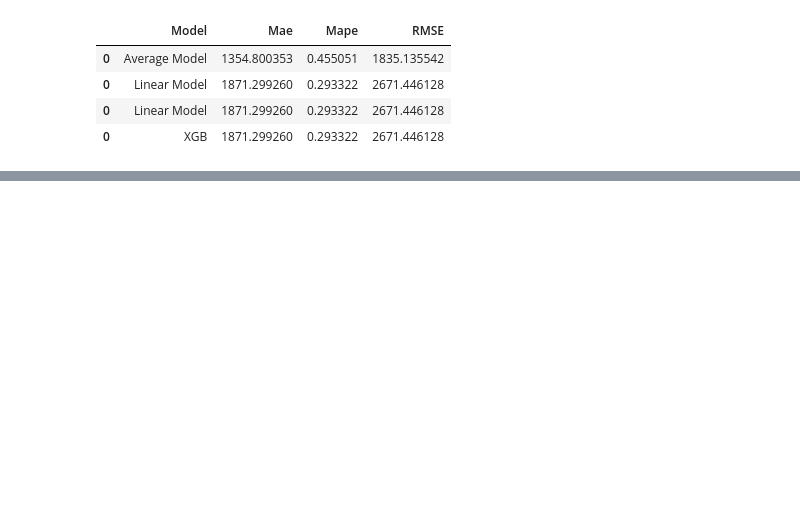
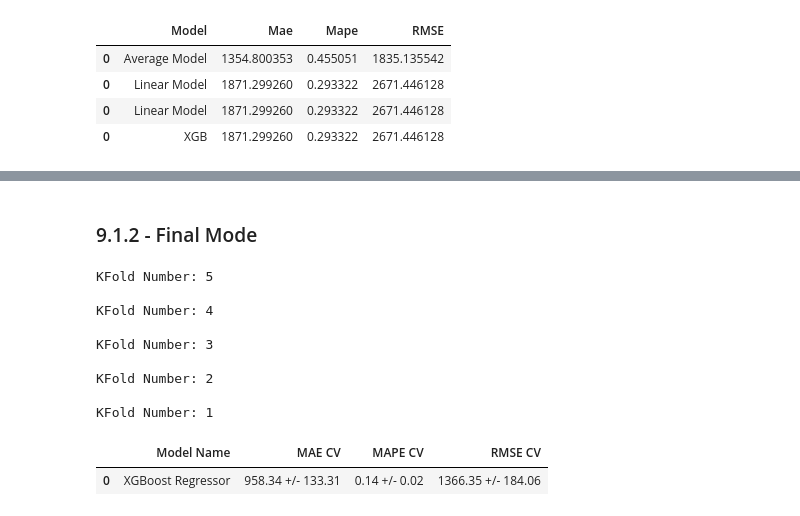
Before and after one commit to CarvalhooNeto/DataScience_Em_Producao, a Jupyter notebook: Store_Sales_Prediction-Copy1.ipynb, the cells around one changed output, grey strips where cells are left out. Saved outputs shown, nothing was run; the diff lists cells and outputs as text; code cells hidden in the pictures; blank space fills up the shorter version.

```diff
--- a/Store_Sales_Prediction-Copy1.ipynb
+++ b/Store_Sales_Prediction-Copy1.ipynb
@@ -1262,0 +1356,40 @@ Apesar do resultado da random forest ser melhor, o modelo a ser escolhido vai se
+# %% [markdown]
+### 9.1.2 - Final Mode
+# %%
+# Melhores parametros segundo o fine tuning
+param_tuned = {
+
+    'n_estimators': 3000,
+    'eta': 0.03,
+    'max_depth': 5,
+    'subsample': 0.7,
+    'colsample_bytree': 0.7,
+    'min_child_weight': 3
+}
+# %%
+model_xgb = xgb.XGBRegressor( objective = 'reg:squarederror',
+                         n_estimators = param_tuned['n_estimators'],
+                         n_jobs = -1,
+                         eta = param_tuned['eta'],
+                         max_depth = param_tuned['max_depth'],
+                         subsample = param_tuned['subsample'],
+                         min_child_weight = param_tuned['min_child_weight']
+                         ).fit( x_train, y_train )
+# prediction
+yhat_xgb_tuned = model_xgb.predict( x_test )
+
+# performance
+xgb_result_tuned = cross_validation( x_training, 5, 'XGBoost Regressor', model_xgb, verbose=True )
+xgb_result_tuned
+# %% [output]
+KFold Number: 5
+
+KFold Number: 4
+
+KFold Number: 3
+
+KFold Number: 2
+
+KFold Number: 1
+|  | Model Name | MAE CV | MAPE CV | RMSE CV |
+| 0 | XGBoost Regressor | 958.34 +/- 133.31 | 0.14 +/- 0.02 | 1366.35 +/- 184.06 |
```
Also changed, not shown: parts of 26 cells of this notebook.
